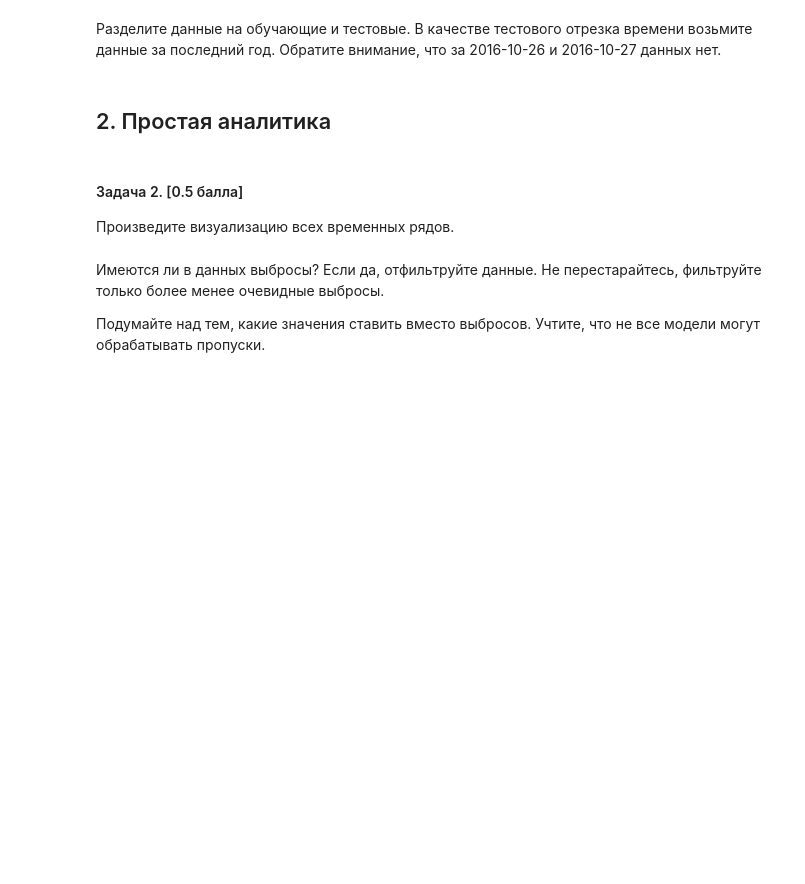
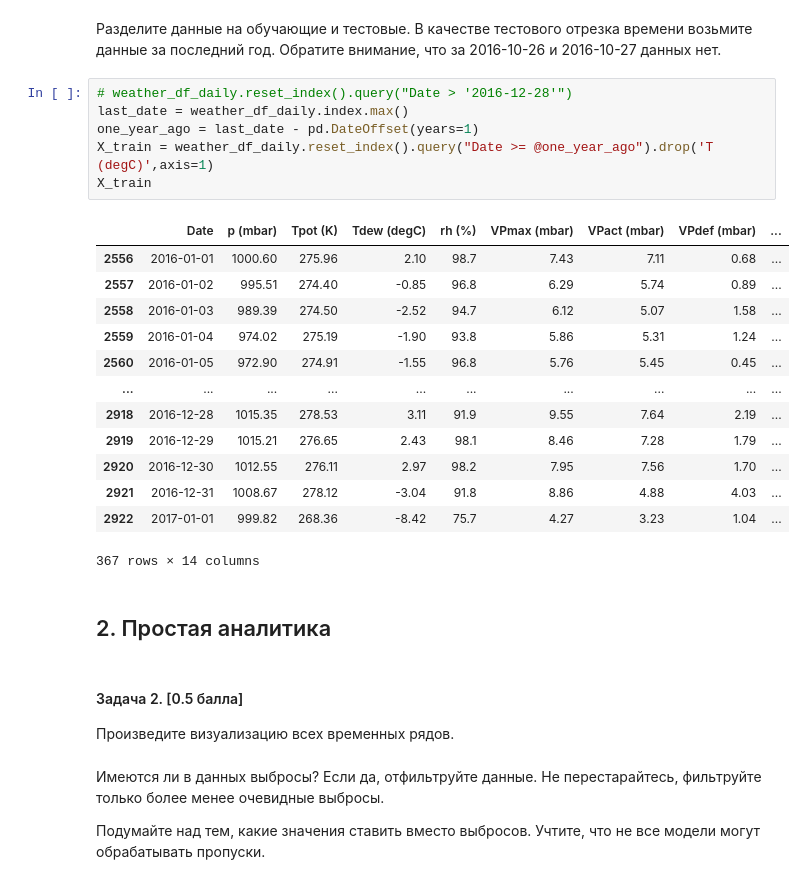
Before and after one commit to orekhovsky/YSDA, a Jupyter notebook: ML_2_spring2025/Homeworks/8 time series/hw2.ipynb, the cells around one changed output. Cells and saved outputs as stored; diff of their text form; blank space fills up the shorter version.

```diff
--- a/ML_2_spring2025/Homeworks/8 time series/hw2.ipynb
+++ b/ML_2_spring2025/Homeworks/8 time series/hw2.ipynb
@@ -64,5 +100,25 @@ weather_df_daily.head()
 # %% [markdown]
 Разделите данные на обучающие и тестовые. В качестве тестового отрезка времени возьмите данные за последний год. Обратите внимание, что за 2016-10-26 и 2016-10-27 данных нет.
+# %%
+# weather_df_daily.reset_index().query("Date > '2016-12-28'")
+last_date = weather_df_daily.index.max()
+one_year_ago = last_date - pd.DateOffset(years=1)
+X_train = weather_df_daily.reset_index().query("Date >= @one_year_ago").drop('T (degC)',axis=1)
+X_train
+# %% [output]
+|  | Date | p (mbar) | Tpot (K) | Tdew (degC) | rh (%) | VPmax (mbar) | VPact (mbar) | VPdef (mbar) | ... |
+| 2556 | 2016-01-01 | 1000.60 | 275.96 | 2.10 | 98.7 | 7.43 | 7.11 | 0.68 | ... |
+| 2557 | 2016-01-02 | 995.51 | 274.40 | -0.85 | 96.8 | 6.29 | 5.74 | 0.89 | ... |
+| 2558 | 2016-01-03 | 989.39 | 274.50 | -2.52 | 94.7 | 6.12 | 5.07 | 1.58 | ... |
+| 2559 | 2016-01-04 | 974.02 | 275.19 | -1.90 | 93.8 | 5.86 | 5.31 | 1.24 | ... |
+| 2560 | 2016-01-05 | 972.90 | 274.91 | -1.55 | 96.8 | 5.76 | 5.45 | 0.45 | ... |
+| ... | ... | ... | ... | ... | ... | ... | ... | ... | ... |
+| 2918 | 2016-12-28 | 1015.35 | 278.53 | 3.11 | 91.9 | 9.55 | 7.64 | 2.19 | ... |
+| 2919 | 2016-12-29 | 1015.21 | 276.65 | 2.43 | 98.1 | 8.46 | 7.28 | 1.79 | ... |
+| 2920 | 2016-12-30 | 1012.55 | 276.11 | 2.97 | 98.2 | 7.95 | 7.56 | 1.70 | ... |
+| 2921 | 2016-12-31 | 1008.67 | 278.12 | -3.04 | 91.8 | 8.86 | 4.88 | 4.03 | ... |
+| 2922 | 2017-01-01 | 999.82 | 268.36 | -8.42 | 75.7 | 4.27 | 3.23 | 1.04 | ... |
+367 rows × 14 columns
 # %% [markdown]
 ## 2. Простая аналитика
 # %% [markdown]
```
Also changed, not shown: parts of 7 cells of this notebook.
